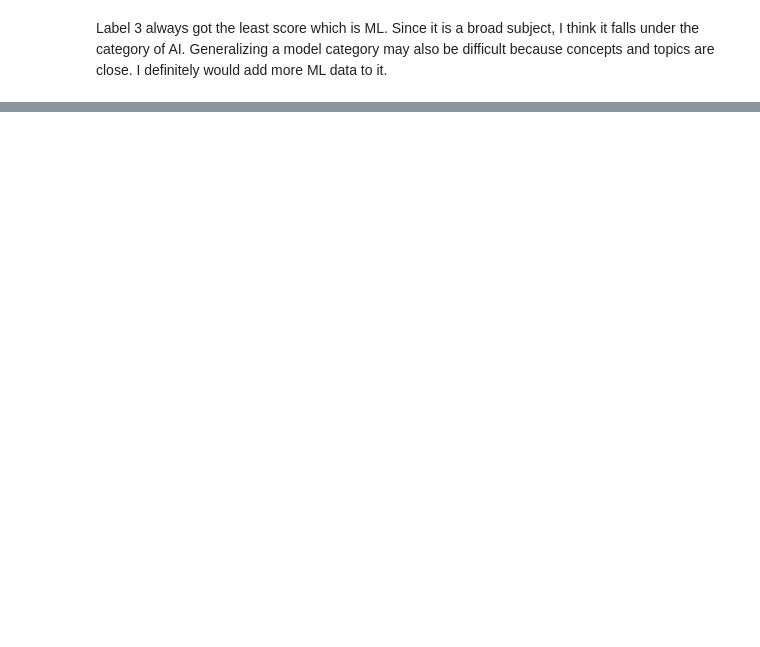
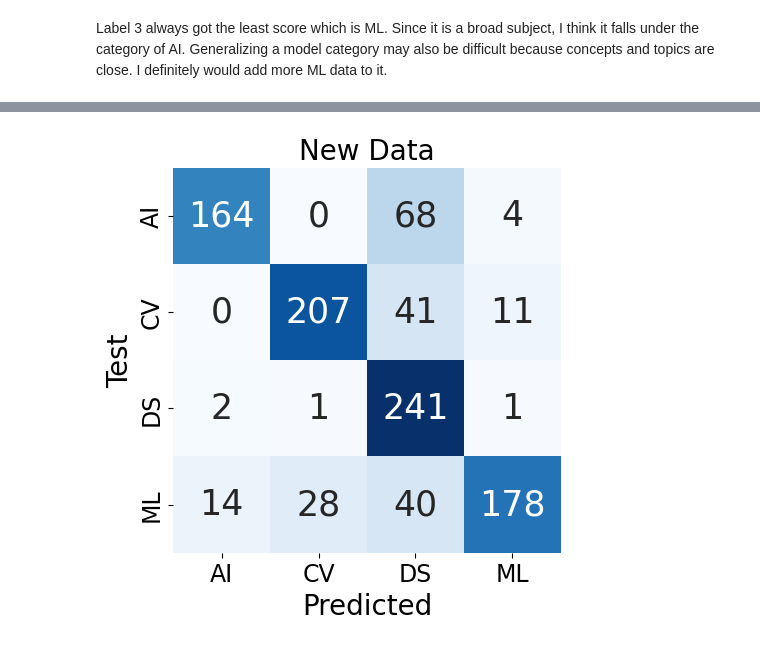
Before and after one commit to GuldenizBektas/paper-abstract-classifier, a Jupyter notebook: notebooks/neural_networks.ipynb, the cells around one changed output, grey strips where cells are left out. Saved outputs shown, nothing was run; the diff lists cells and outputs as text; code cells hidden in the pictures; blank space fills up the shorter version.

```diff
--- a/notebooks/neural_networks.ipynb
+++ b/notebooks/neural_networks.ipynb
@@ -396,0 +566,18 @@ history = model.fit(x_train, y_train, batch_size=BATCH_SIZE, epochs=EPOCHS,
+# %%
+new_train = new_train.reset_index(drop=True)
+new_test = new_test.reset_index(drop=True)
+# %%
+tokenizer = Tokenizer()
+tokenizer.fit_on_texts(new_train.clean_text)
+
+word_index = tokenizer.word_index
+vocab_size = len(tokenizer.word_index) + 1
+print("Vocabulary Size :", vocab_size)
+
+x_train = pad_sequences(tokenizer.texts_to_sequences(new_train.clean_text),
+                        maxlen = MAX_SEQUENCE_LENGTH)
+x_test = pad_sequences(tokenizer.texts_to_sequences(new_test.clean_text),
+                       maxlen = MAX_SEQUENCE_LENGTH)
+
+print("Training X Shape:",x_train.shape)
+print("Testing X Shape:",x_test.shape)
@@ -396,0 +588,22 @@ history = model.fit(x_train, y_train, batch_size=BATCH_SIZE, epochs=EPOCHS,
+# %%
+y_train = tf.one_hot(new_train["target"], depth=len(mapping))
+y_test = tf.one_hot(new_test["target"], depth=len(mapping))
+# %%
+def RNN():
+    inputs = Input(name='inputs',shape=[MAX_SEQUENCE_LENGTH])
+    layer = Embedding(vocab_size,50,input_length=MAX_SEQUENCE_LENGTH)(inputs)
+    layer = LSTM(32)(layer)
+    layer = tf.keras.layers.BatchNormalization()(layer)
+    layer = Dense(128,"relu",name='FC1')(layer)
+    layer = Dropout(0.6)(layer)
+    layer = Dense(4,"softmax")(layer)
+    model = Model(inputs=inputs,outputs=layer)
+    return model
+
+model = RNN()
+model.summary()
+metric = tf.metrics.F1Score()
+opt = tf.keras.optimizers.legacy.Adam()
+model.compile(loss='categorical_crossentropy',optimizer=opt,metrics=['accuracy', metric])
+
+model.fit(x_train, y_train, batch_size=256,epochs=5)
@@ -396,0 +666,3 @@ history = model.fit(x_train, y_train, batch_size=BATCH_SIZE, epochs=EPOCHS,
+# %%
+conf_matrix(new_test["target"], model.predict(x_test).argmax(-1), "New Data")
+# %% [output]
@@ -396,0 +670 @@ history = model.fit(x_train, y_train, batch_size=BATCH_SIZE, epochs=EPOCHS,
+[figure, added]
```
Also changed, not shown: parts of 27 cells of this notebook, 47 other files.
